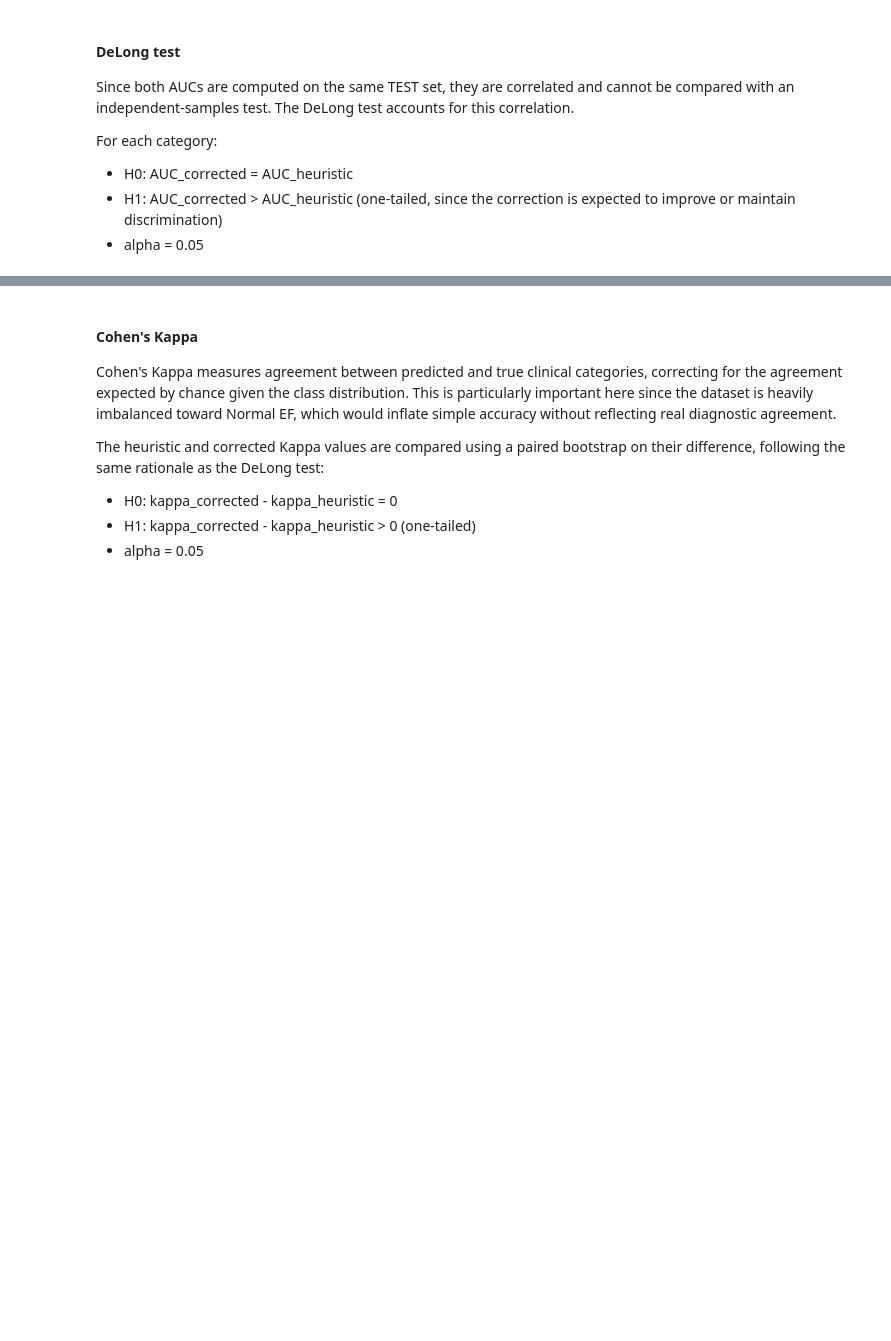
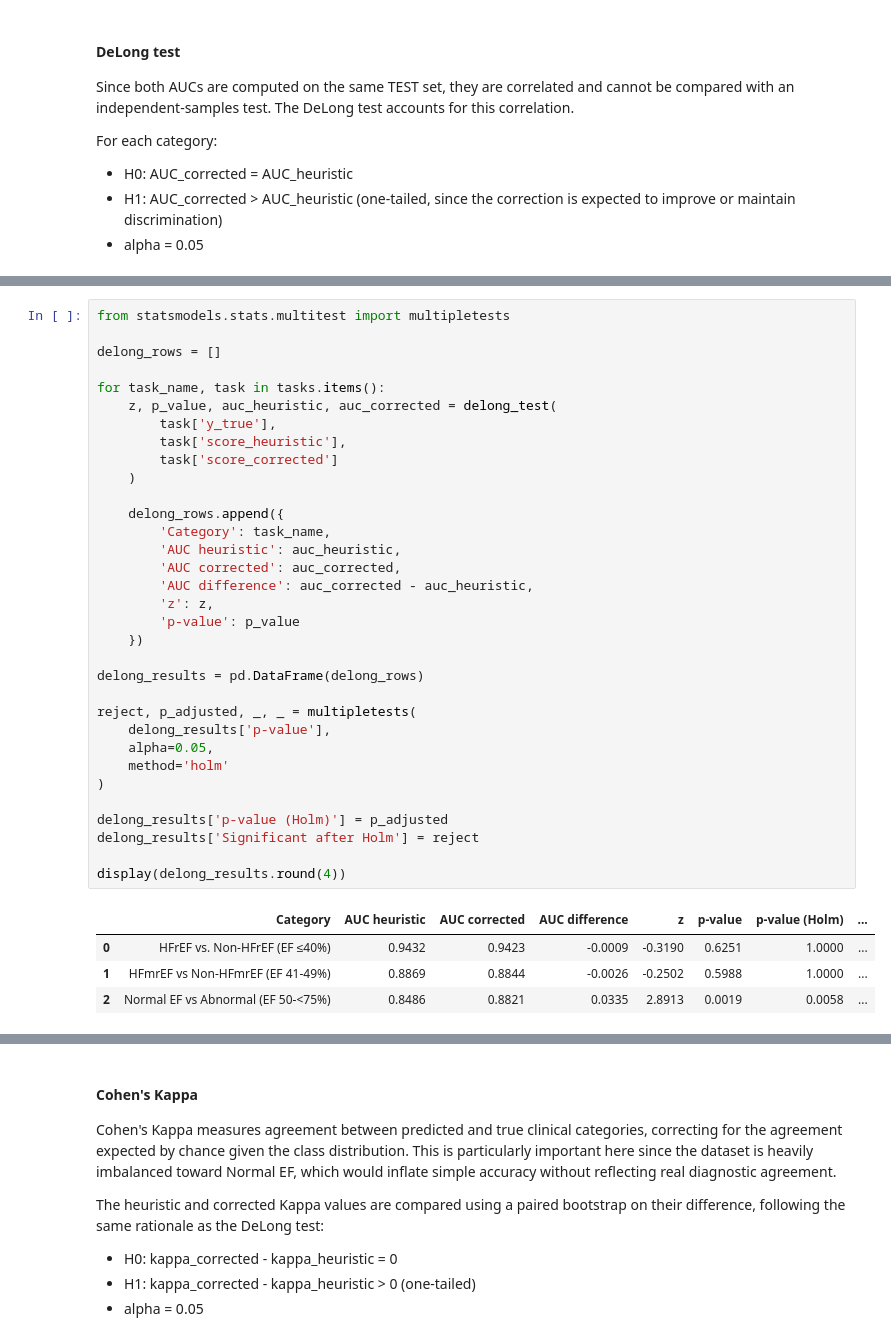
Before and after one commit to amaliezzz/lvef-clinical-validation, a Jupyter notebook: notebooks/02_clinical_classification_stats.ipynb, the cells around one changed output, grey strips where cells are left out. Saved outputs shown, nothing was run; the diff lists cells and outputs as text; blank space fills up the shorter version.

```diff
--- a/notebooks/02_clinical_classification_stats.ipynb
+++ b/notebooks/02_clinical_classification_stats.ipynb
@@ -237,0 +325,38 @@ observed in the confusion matrices.
+# %%
+from statsmodels.stats.multitest import multipletests
+
+delong_rows = []
+
+for task_name, task in tasks.items():
+    z, p_value, auc_heuristic, auc_corrected = delong_test(
+        task['y_true'],
+        task['score_heuristic'],
+        task['score_corrected']
+    )
+
+    delong_rows.append({
+        'Category': task_name,
+        'AUC heuristic': auc_heuristic,
+        'AUC corrected': auc_corrected,
+        'AUC difference': auc_corrected - auc_heuristic,
+        'z': z,
+        'p-value': p_value
+    })
+
+delong_results = pd.DataFrame(delong_rows)
+
+reject, p_adjusted, _, _ = multipletests(
+    delong_results['p-value'],
+    alpha=0.05,
+    method='holm'
+)
+
+delong_results['p-value (Holm)'] = p_adjusted
+delong_results['Significant after Holm'] = reject
+
+display(delong_results.round(4))
+# %% [output]
+|  | Category | AUC heuristic | AUC corrected | AUC difference | z | p-value | p-value (Holm) | ... |
+| 0 | HFrEF vs. Non-HFrEF (EF ≤40%) | 0.9432 | 0.9423 | -0.0009 | -0.3190 | 0.6251 | 1.0000 | ... |
+| 1 | HFmrEF vs Non-HFmrEF (EF 41-49%) | 0.8869 | 0.8844 | -0.0026 | -0.2502 | 0.5988 | 1.0000 | ... |
+| 2 | Normal EF vs Abnormal (EF 50-<75%) | 0.8486 | 0.8821 | 0.0335 | 2.8913 | 0.0019 | 0.0058 | ... |
```
Also changed, not shown: parts of 20 cells of this notebook, 1 other file.
